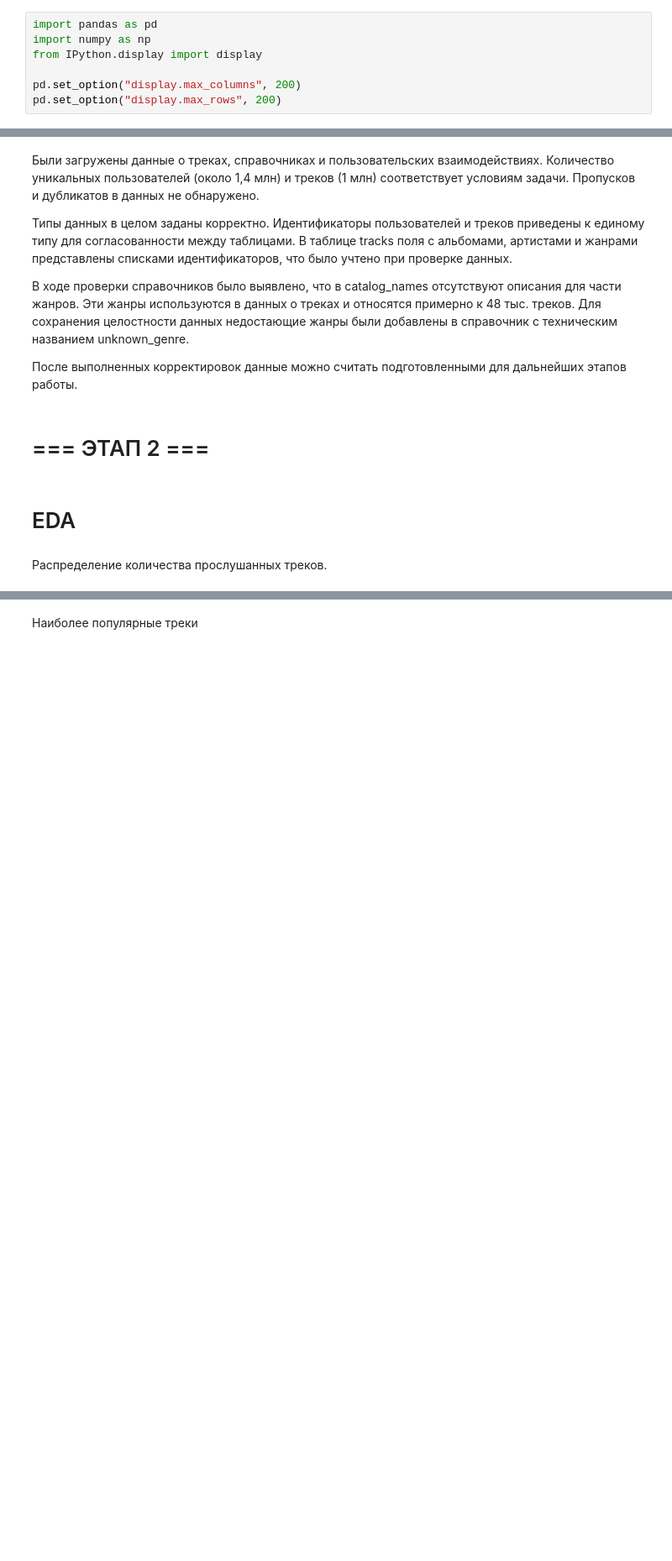
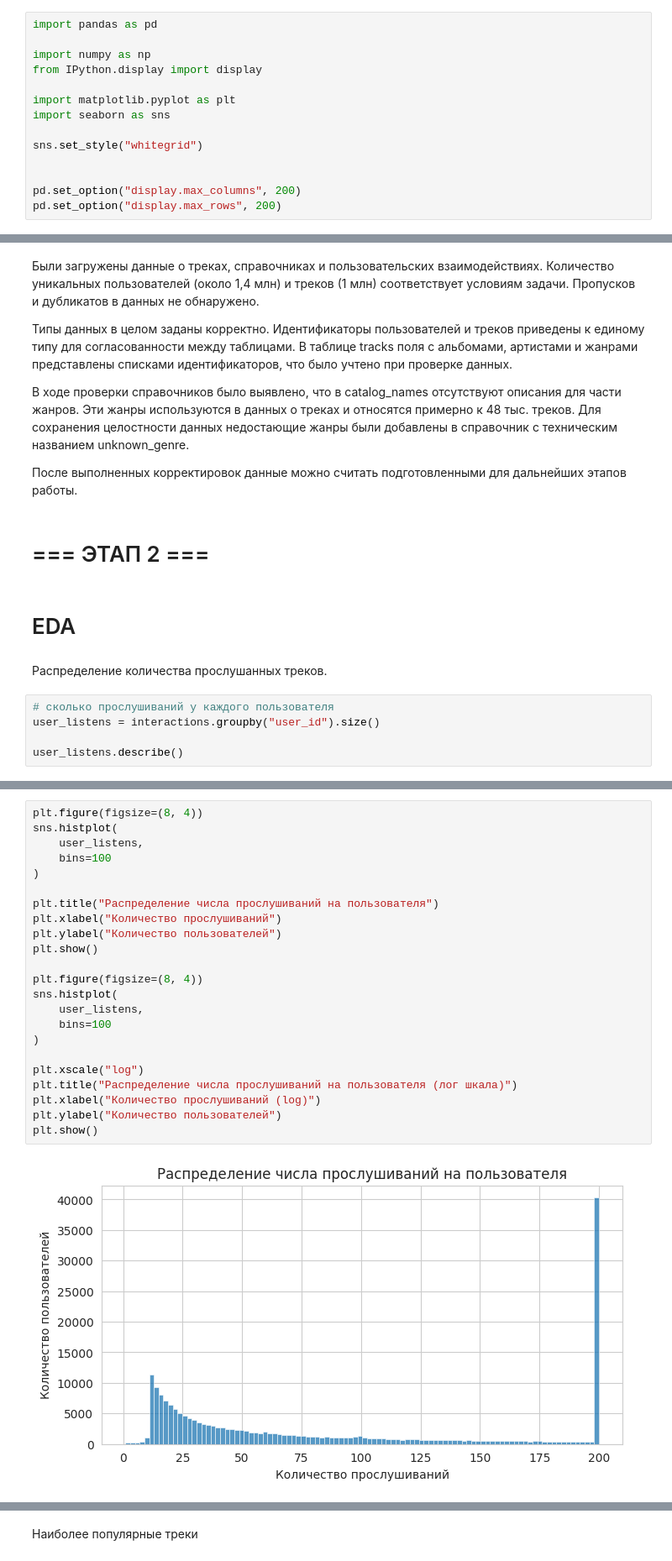
Before and after one commit to useful-pers/mle-project-sprint-4-v001, a Jupyter notebook: recommendations.ipynb, the cells around one changed output, grey strips where cells are left out. Shown at 84% size. Cells and saved outputs as stored; diff of their text form; blank space fills up the shorter version.

```diff
--- a/recommendations.ipynb
+++ b/recommendations.ipynb
@@ -4,9 +4,16 @@
 Загружаем библиотеки необходимые для выполнения кода ноутбука.
 # %%
 import pandas as pd
+
 import numpy as np
 from IPython.display import display
 
+import matplotlib.pyplot as plt
+import seaborn as sns
+
+sns.set_style("whitegrid")
+
+
 pd.set_option("display.max_columns", 200)
 pd.set_option("display.max_rows", 200)
 # %% [markdown]
@@ -271,3 +278,8 @@ catalog = pd.concat(
 # EDA
 # %% [markdown]
 Распределение количества прослушанных треков.
+# %%
+# сколько прослушиваний у каждого пользователя
+user_listens = interactions.groupby("user_id").size()
+
+user_listens.describe()
@@ -273,0 +296,25 @@ catalog = pd.concat(
+# %%
+plt.figure(figsize=(8, 4))
+sns.histplot(
+    user_listens,
+    bins=100
+)
+
+plt.title("Распределение числа прослушиваний на пользователя")
+plt.xlabel("Количество прослушиваний")
+plt.ylabel("Количество пользователей")
+plt.show()
+
+plt.figure(figsize=(8, 4))
+sns.histplot(
+    user_listens,
+    bins=100
+)
+
+plt.xscale("log")
+plt.title("Распределение числа прослушиваний на пользователя (лог шкала)")
+plt.xlabel("Количество прослушиваний (log)")
+plt.ylabel("Количество пользователей")
+plt.show()
+# %% [output]
+[figure, added]
```
Also changed, not shown: parts of 17 cells of this notebook.
